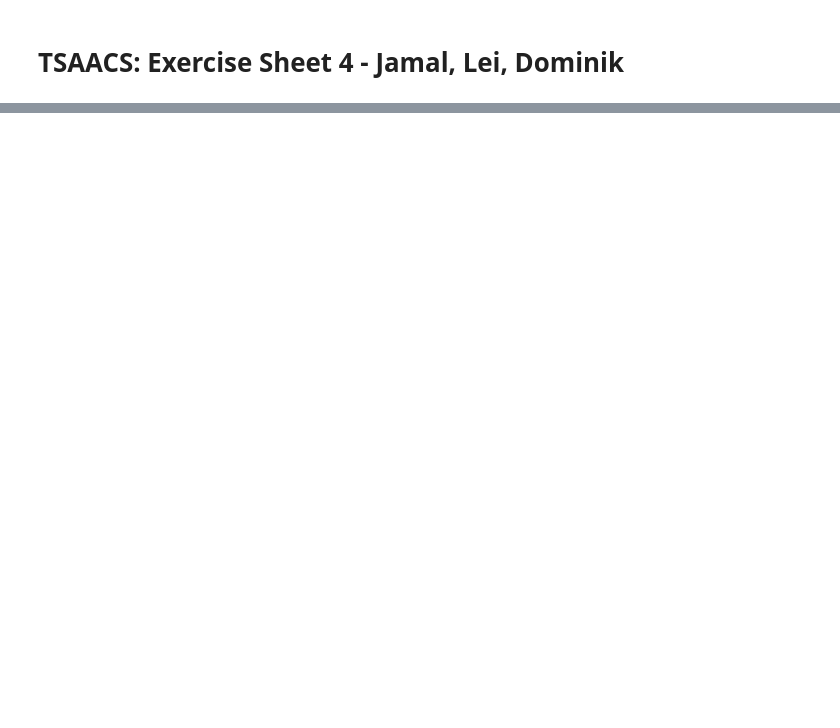
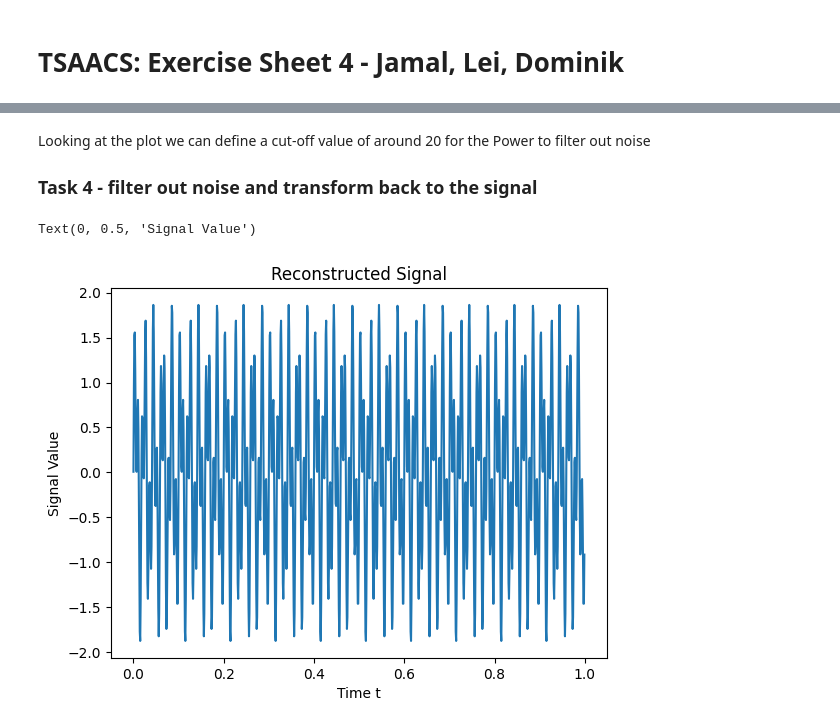
Before and after one commit to mayerdominik/time_series_analysis, a Jupyter notebook: TSAACS - Exercise Sheet 4.ipynb, the cells around one changed output, grey strips where cells are left out. Cells and saved outputs as stored; diff of their text form; code cells hidden in the pictures; blank space fills up the shorter version.

```diff
--- a/TSAACS - Exercise Sheet 4.ipynb
+++ b/TSAACS - Exercise Sheet 4.ipynb
@@ -213,0 +59,22 @@ Our Linear Approximation seems to minimize the mean squared error quite fast, as
+# %% [markdown]
+Looking at the plot we can define a cut-off value of around 20 for the Power to filter out noise
+
+### Task 4 - filter out noise and transform back to the signal
+# %%
+fft_values_filtered = fft_values
+# set coefficients that have psd of under 20 to 0
+for i,v in enumerate(psd_values):
+    if v<=20:
+        fft_values_filtered[i] = 0
+
+# Inverse fft
+data_reconstructed = np.fft.ifft(fft_values_filtered)
+
+# Plot the REconstructed Signal
+plt.plot(T,data_reconstructed)
+plt.title("Reconstructed Signal")
+plt.xlabel("Time t")
+plt.ylabel("Signal Value")
+# %% [output]
+Text(0, 0.5, 'Signal Value')
+[figure, added]
```
Also changed, not shown: parts of 19 cells of this notebook, 2 other files.
